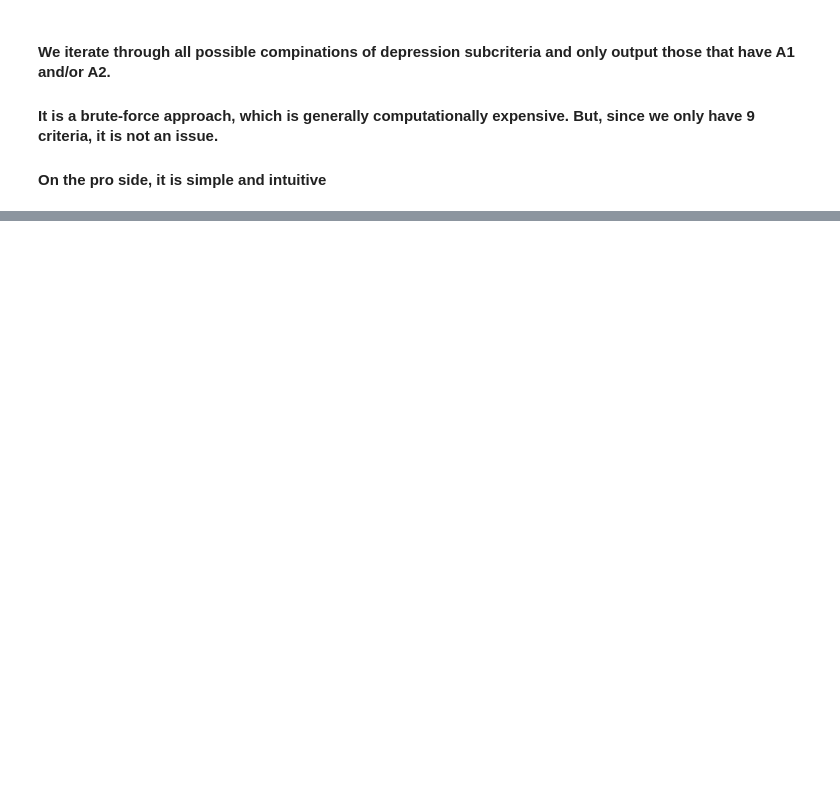
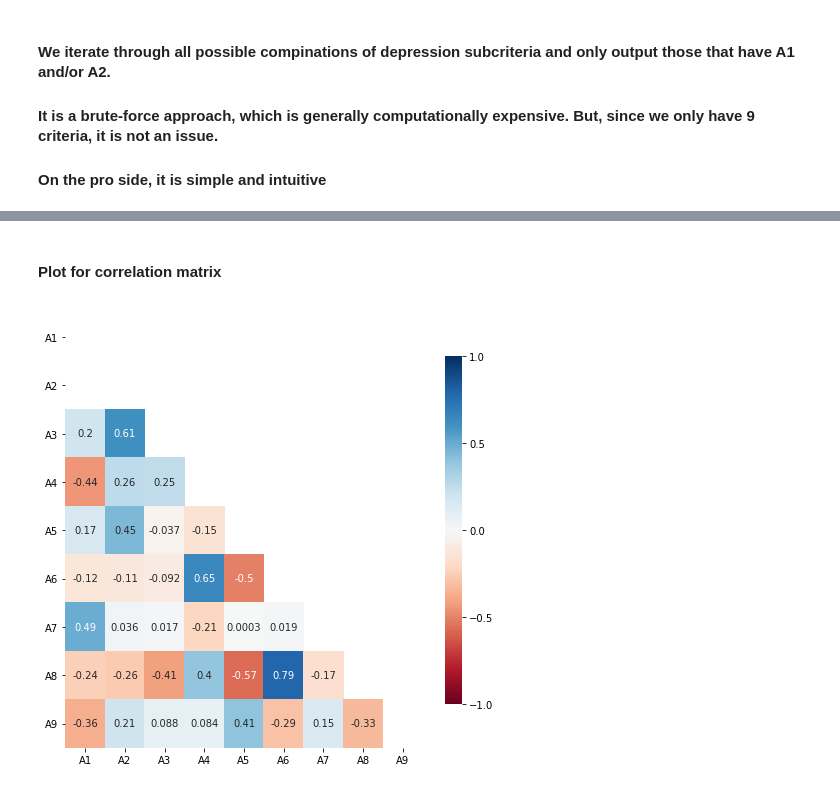
Before and after one commit to mariezelenina/DepressionTestProject, a Jupyter notebook: task1_counting_diagnostic_criteria_combinations.ipynb, the cells around one changed output, grey strips where cells are left out. Saved outputs shown, nothing was run; the diff lists cells and outputs as text; code cells hidden in the pictures; blank space fills up the shorter version.

```diff
--- a/task1_counting_diagnostic_criteria_combinations.ipynb
+++ b/task1_counting_diagnostic_criteria_combinations.ipynb
@@ -47,0 +124,32 @@ One of those combinations is: ['depressed mood...', 'imsomnia or hypersomnia...'
+# %% [markdown]
+#### Plot for correlation matrix
+# %%
+import pandas as pd
+import numpy as np
+import seaborn as sns
+import matplotlib.pyplot as plt
+
+rs = np.random.RandomState(0)
+df = pd.DataFrame(rs.rand(9, 9))
+corr_matrix = df.corr()
+mask = np.zeros_like(corr_matrix, dtype=np.bool)
+mask[np.triu_indices_from(mask)]= True
+mask[1,0]=True #because we are not interested in cross-correlating sub-criteria A1 and A2
+
+
+f, ax = plt.subplots(figsize=(8, 8))
+heatmap = sns.heatmap(corr_matrix,
+                      mask = mask,
+                      square = False,
+                      cmap = 'RdBu',
+                      cbar_kws = {'shrink': .8, 'ticks' : [-1, -.5, 0, 0.5, 1]},
+                      vmin = -1,
+                      vmax = 1,
+                      annot = True,
+                      annot_kws = {'size': 10},
+                     )
+ax.set_yticklabels(list(depression_subcriteria.keys()), rotation = 0)
+ax.set_xticklabels(list(depression_subcriteria.keys()))
+sns.set_style({'xtick.bottom': True}, {'ytick.left': True})
+# %% [output]
+[figure, added]
```
Also changed, not shown: parts of 17 cells of this notebook, 1 other file.
